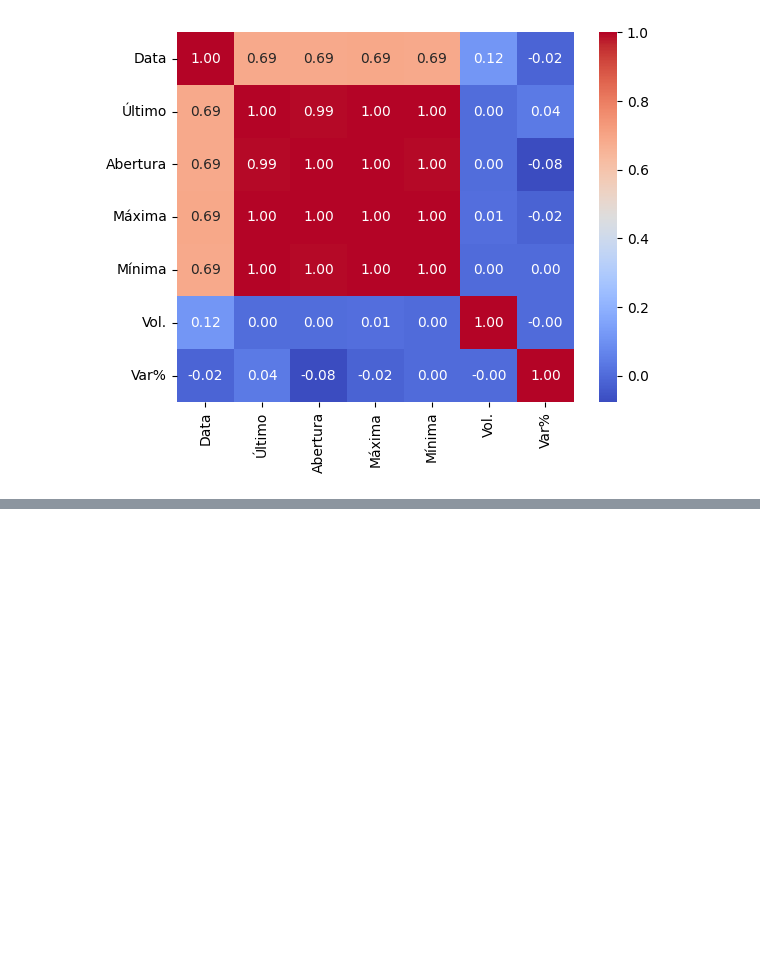
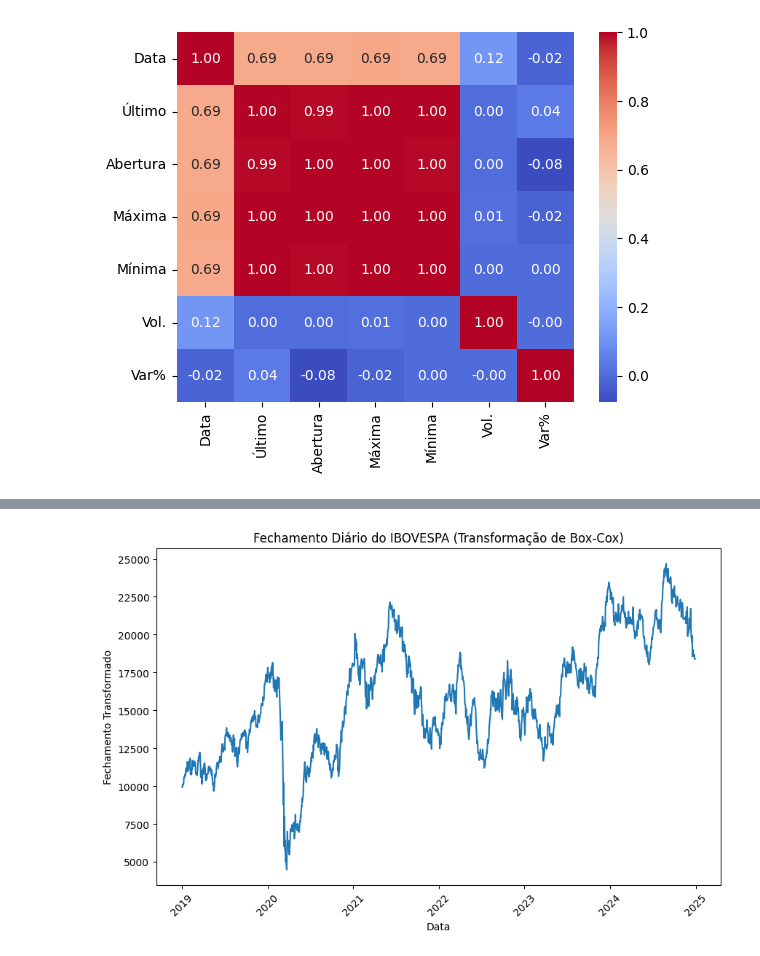
Before and after one commit to SuzanaKstro/Desafio-Fiap, a Jupyter notebook: Untitled24.ipynb, the cells around one changed output, grey strips where cells are left out. Drawn from its saved outputs; the diff is of its cells as text; code cells hidden in the pictures; blank space fills up the shorter version.

```diff
--- a/Untitled24.ipynb
+++ b/Untitled24.ipynb
@@ -161,0 +200,10 @@ from sklearn.model_selection import train_test_split
+# %%
+plt.figure(figsize=(10, 6))
+plt.plot(df['Data'], df['Fechamento'])
+plt.title('Fechamento Diário do IBOVESPA (Transformação de Box-Cox)')
+plt.xlabel('Data')
+plt.ylabel('Fechamento Transformado')
+plt.xticks(rotation=45)
+plt.show()
+# %% [output]
+[figure, added]
```
Also changed, not shown: parts of 40 cells of this notebook.
